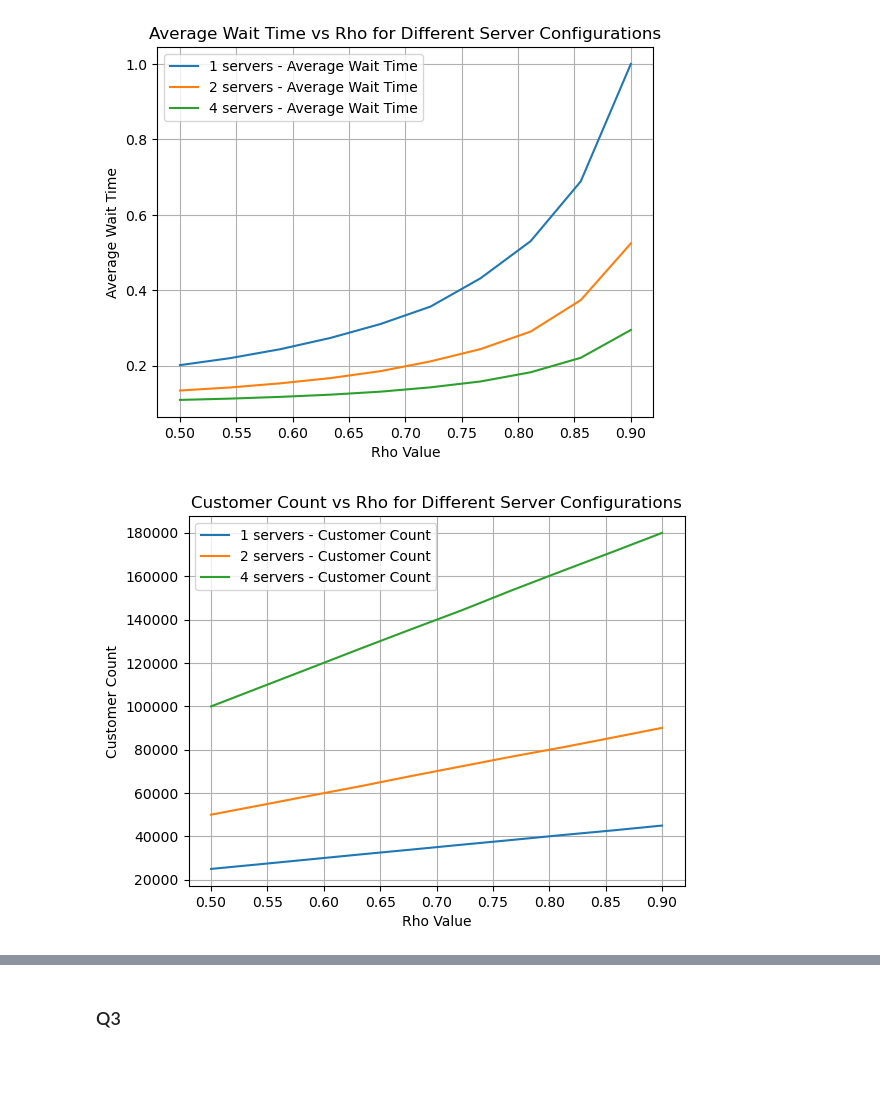
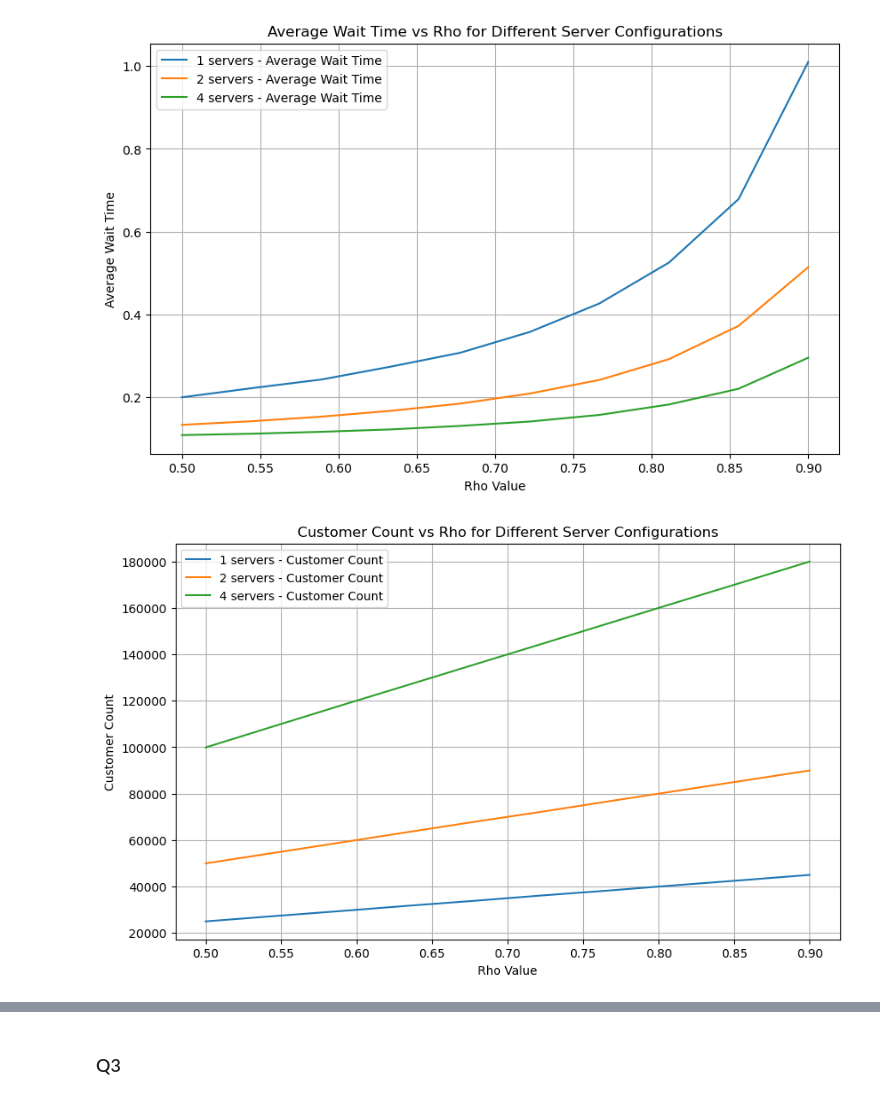
Before and after one commit to jazminli/DES-Simulation-Assignment2, a Jupyter notebook: DES.ipynb, the cells around one changed output, grey strips where cells are left out. Saved outputs shown, nothing was run; the diff lists cells and outputs as text; code cells hidden in the pictures; blank space fills up the shorter version.

```diff
--- a/DES.ipynb
+++ b/DES.ipynb
@@ -9,10 +157,9 @@ import statistics
 # %%
-
 
 # Simulation parameters
 SIM_TIME = 5000
 mu_rate = 10  # service rate
-NUM_RUNS = 20  # Number of times to run the simulation for better statistics
+NUM_RUNS = 30  # Number of times to run the simulation for better statistics
 
 # Define the customer process
 def customer(env, server, wait_times):
@@ -58,35 +205,34 @@ for n in server_counts:
 
 # Calculate the average of the simulation runs
 average_results = {n: [] for n in server_counts}
 average_customer_counts = {n: [] for n in server_counts}
 
 for n in server_counts:
     for rho in rho_values:
         average_results[n].append(statistics.mean(results[n][rho]))
         average_customer_counts[n].append(statistics.mean(customer_counts[n][rho]))
 
 # Plot the average waiting time
+plt.figure(figsize=(10, 6))  # Set the figure size
 for n in server_counts:
     plt.plot(rho_values, average_results[n], label=f'{n} servers - Average Wait Time')
-
 plt.xlabel('Rho Value')
 plt.ylabel('Average Wait Time')
 plt.title('Average Wait Time vs Rho for Different Server Configurations')
 plt.legend()
 plt.grid(True)
 plt.show()
 
 # Plot the customer count
-plt.figure()  # Start a new figure for the customer count
+plt.figure(figsize=(10, 6))  # Set the figure size and start a new figure for the customer count
 for n in server_counts:
     plt.plot(rho_values, average_customer_counts[n], label=f'{n} servers - Customer Count')
-
 plt.xlabel('Rho Value')
 plt.ylabel('Customer Count')
 plt.title('Customer Count vs Rho for Different Server Configurations')
 plt.legend()
 plt.grid(True)
 plt.show()
 # %% [output]
-[figure, old version]
+[figure, new version]
-[figure, old version]
+[figure, new version]
```
Also changed, not shown: parts of 11 cells of this notebook.
